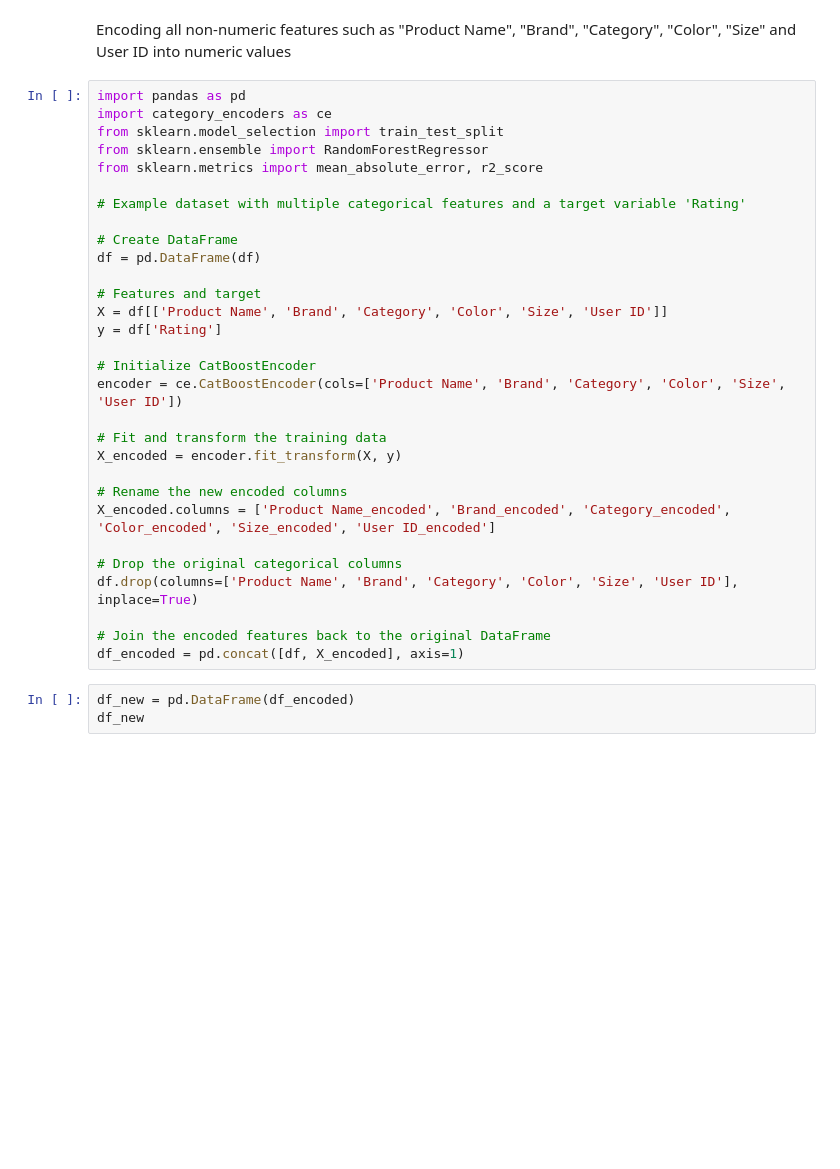
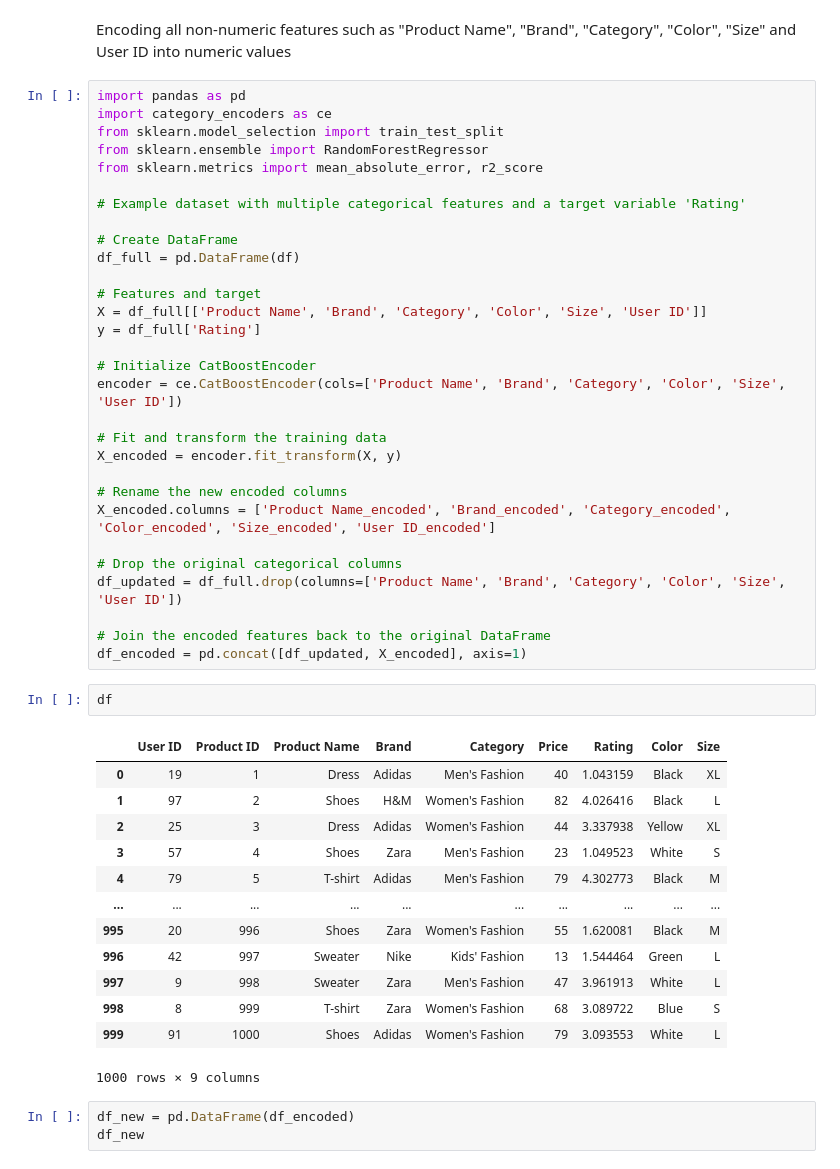
Before and after one commit to swatinw/DataScienceCapstoneProject3, a Jupyter notebook: pre-processing_Modeling_CatBoostEncoder.ipynb, the cells around one changed output. Drawn from its saved outputs; the diff is of its cells as text; blank space fills up the shorter version.

```diff
--- a/pre-processing_Modeling_CatBoostEncoder.ipynb
+++ b/pre-processing_Modeling_CatBoostEncoder.ipynb
@@ -120,11 +120,11 @@ from sklearn.metrics import mean_absolute_error, r2_score
 # Example dataset with multiple categorical features and a target variable 'Rating'
 
 # Create DataFrame
-df = pd.DataFrame(df)
+df_full = pd.DataFrame(df)
 
 # Features and target
-X = df[['Product Name', 'Brand', 'Category', 'Color', 'Size', 'User ID']]
-y = df['Rating']
+X = df_full[['Product Name', 'Brand', 'Category', 'Color', 'Size', 'User ID']]
+y = df_full['Rating']
 
 # Initialize CatBoostEncoder
 encoder = ce.CatBoostEncoder(cols=['Product Name', 'Brand', 'Category', 'Color', 'Size', 'User ID'])
@@ -136,10 +136,26 @@ X_encoded = encoder.fit_transform(X, y)
 X_encoded.columns = ['Product Name_encoded', 'Brand_encoded', 'Category_encoded', 'Color_encoded', 'Size_encoded', 'User ID_encoded']
 
 # Drop the original categorical columns
-df.drop(columns=['Product Name', 'Brand', 'Category', 'Color', 'Size', 'User ID'], inplace=True)
+df_updated = df_full.drop(columns=['Product Name', 'Brand', 'Category', 'Color', 'Size', 'User ID'])
 
 # Join the encoded features back to the original DataFrame
-df_encoded = pd.concat([df, X_encoded], axis=1)
+df_encoded = pd.concat([df_updated, X_encoded], axis=1)
+# %%
+df
+# %% [output]
+|  | User ID | Product ID | Product Name | Brand | Category | Price | Rating | Color | Size |
+| 0 | 19 | 1 | Dress | Adidas | Men's Fashion | 40 | 1.043159 | Black | XL |
+| 1 | 97 | 2 | Shoes | H&M | Women's Fashion | 82 | 4.026416 | Black | L |
+| 2 | 25 | 3 | Dress | Adidas | Women's Fashion | 44 | 3.337938 | Yellow | XL |
+| 3 | 57 | 4 | Shoes | Zara | Men's Fashion | 23 | 1.049523 | White | S |
+| 4 | 79 | 5 | T-shirt | Adidas | Men's Fashion | 79 | 4.302773 | Black | M |
+| ... | ... | ... | ... | ... | ... | ... | ... | ... | ... |
+| 995 | 20 | 996 | Shoes | Zara | Women's Fashion | 55 | 1.620081 | Black | M |
+| 996 | 42 | 997 | Sweater | Nike | Kids' Fashion | 13 | 1.544464 | Green | L |
+| 997 | 9 | 998 | Sweater | Zara | Men's Fashion | 47 | 3.961913 | White | L |
+| 998 | 8 | 999 | T-shirt | Zara | Women's Fashion | 68 | 3.089722 | Blue | S |
+| 999 | 91 | 1000 | Shoes | Adidas | Women's Fashion | 79 | 3.093553 | White | L |
+1000 rows × 9 columns
 # %%
 df_new = pd.DataFrame(df_encoded)
 df_new
```
Also changed, not shown: parts of 21 cells of this notebook.
